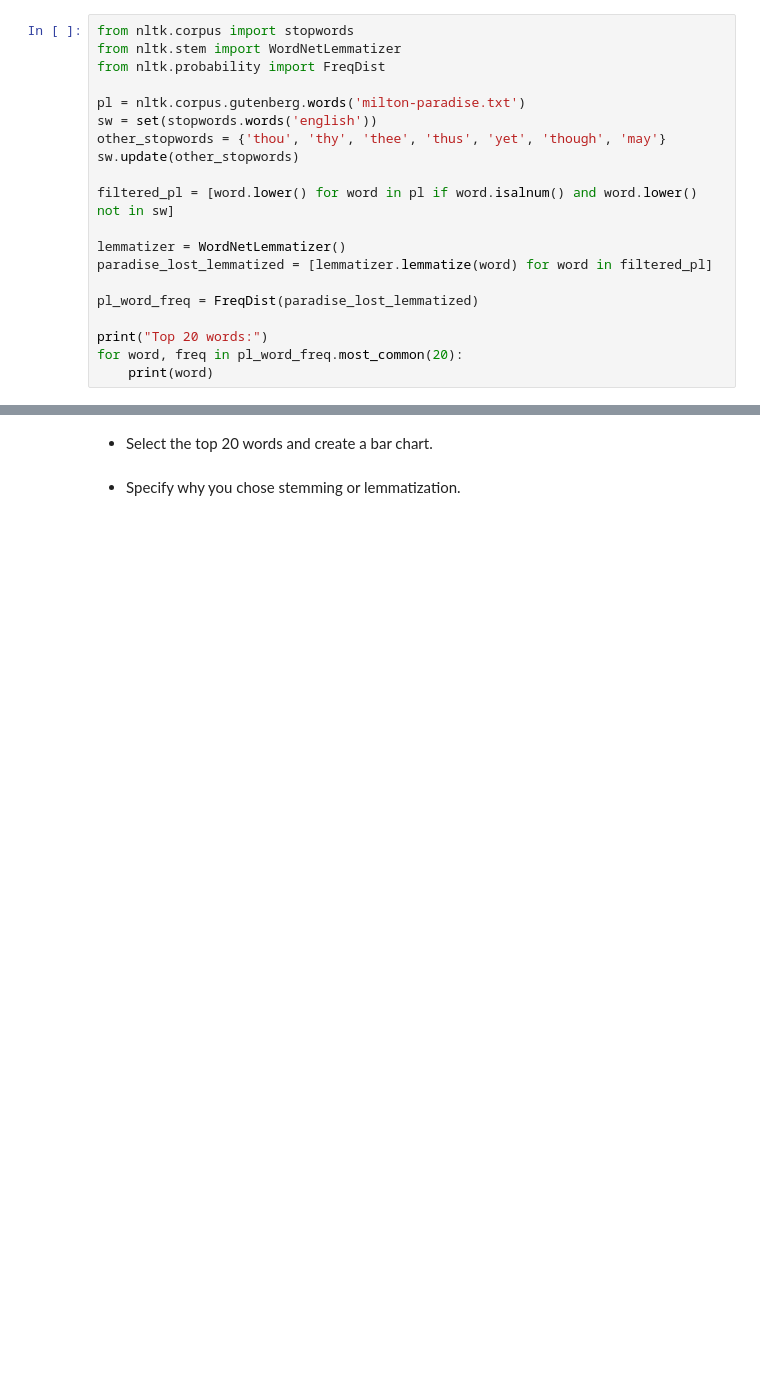
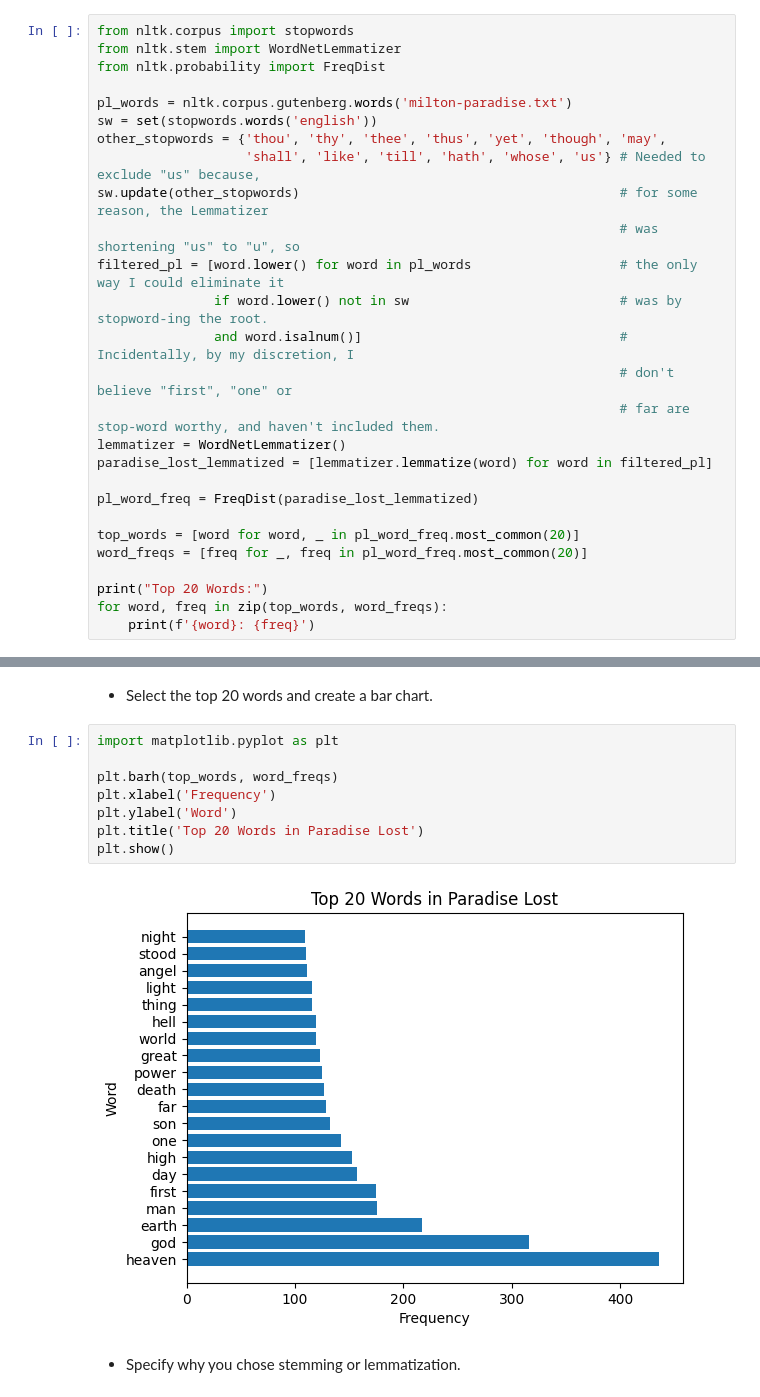
Before and after one commit to Co2Lo/Connor_CSCI_1070, a Jupyter notebook: Homework/week_12_homework.ipynb, the cells around one changed output, grey strips where cells are left out. Drawn from its saved outputs; the diff is of its cells as text; blank space fills up the shorter version.

```diff
--- a/Homework/week_12_homework.ipynb
+++ b/Homework/week_12_homework.ipynb
@@ -37,19 +37,26 @@ from nltk.corpus import stopwords
 from nltk.stem import WordNetLemmatizer
 from nltk.probability import FreqDist
 
-pl = nltk.corpus.gutenberg.words('milton-paradise.txt')
+pl_words = nltk.corpus.gutenberg.words('milton-paradise.txt')
 sw = set(stopwords.words('english'))
-other_stopwords = {'thou', 'thy', 'thee', 'thus', 'yet', 'though', 'may'}
-sw.update(other_stopwords)
-
-filtered_pl = [word.lower() for word in pl if word.isalnum() and word.lower() not in sw]
-
+other_stopwords = {'thou', 'thy', 'thee', 'thus', 'yet', 'though', 'may',
+                   'shall', 'like', 'till', 'hath', 'whose', 'us'} # Needed to exclude "us" because,
+sw.update(other_stopwords)                                         # for some reason, the Lemmatizer
+                                                                   # was shortening "us" to "u", so
+filtered_pl = [word.lower() for word in pl_words                   # the only way I could eliminate it
+               if word.lower() not in sw                           # was by stopword-ing the root.
+               and word.isalnum()]                                 # Incidentally, by my discretion, I
+                                                                   # don't believe "first", "one" or
+                                                                   # far are stop-word worthy, and haven't included them.
 lemmatizer = WordNetLemmatizer()
 paradise_lost_lemmatized = [lemmatizer.lemmatize(word) for word in filtered_pl]
 
 pl_word_freq = FreqDist(paradise_lost_lemmatized)
 
-print("Top 20 words:")
-for word, freq in pl_word_freq.most_common(20):
-    print(word)
+top_words = [word for word, _ in pl_word_freq.most_common(20)]
+word_freqs = [freq for _, freq in pl_word_freq.most_common(20)]
+
+print("Top 20 Words:")
+for word, freq in zip(top_words, word_freqs):
+    print(f'{word}: {freq}')
 # %% [output]
@@ -73,5 +80,15 @@ thing
 # %% [markdown]
 - Select the top 20 words and create a bar chart.
+# %%
+import matplotlib.pyplot as plt
+
+plt.barh(top_words, word_freqs)
+plt.xlabel('Frequency')
+plt.ylabel('Word')
+plt.title('Top 20 Words in Paradise Lost')
+plt.show()
+# %% [output]
+[figure, added]
 # %% [markdown]
 - Specify why you chose stemming or lemmatization.
 # %% [markdown]
```
Also changed, not shown: parts of 6 cells of this notebook.
